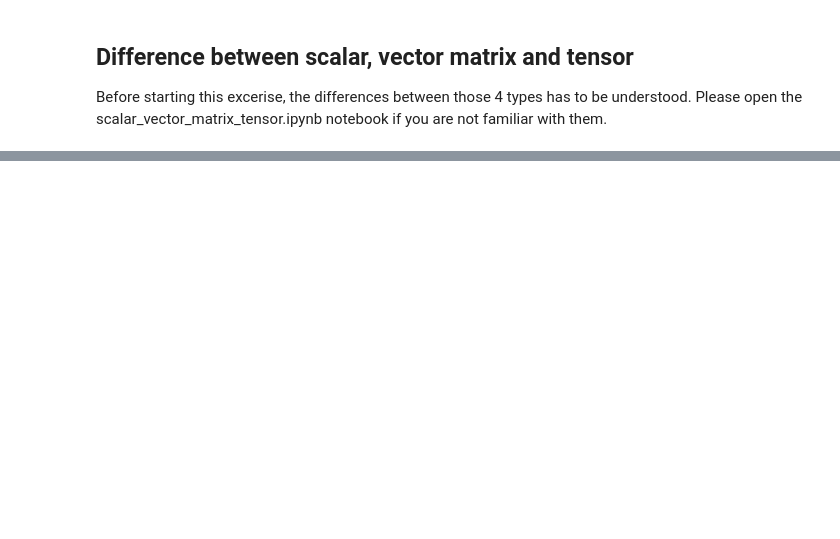
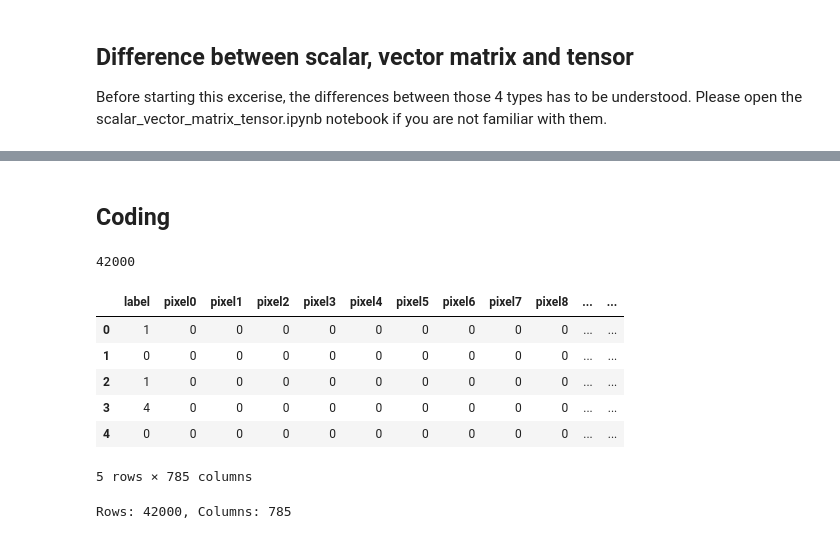
Before and after one commit to YannickAaron/neural-networks-basics, a Jupyter notebook: notebooks/Neural-Network from scratch/nn_from_scratch.ipynb, the cells around one changed output, grey strips where cells are left out. Drawn from its saved outputs; the diff is of its cells as text; code cells hidden in the pictures; blank space fills up the shorter version.

```diff
--- a/notebooks/Neural-Network from scratch/nn_from_scratch.ipynb
+++ b/notebooks/Neural-Network from scratch/nn_from_scratch.ipynb
@@ -28,2 +102,26 @@ Please open the scalar_vector_matrix_tensor.ipynb notebook if you are not famili
+# %% [markdown]
+## Coding
 # %%
-data = pd.read_csv('/kaggle/input/digit-recognizer/train.csv')
+data = pd.read_csv("../../data/MNIST/train.csv")
+len(data)
+# %% [output]
+42000
+# %%
+data.head()
+# %% [output]
+|  | label | pixel0 | pixel1 | pixel2 | pixel3 | pixel4 | pixel5 | pixel6 | pixel7 | pixel8 | ... | ... |
+| 0 | 1 | 0 | 0 | 0 | 0 | 0 | 0 | 0 | 0 | 0 | ... | ... |
+| 1 | 0 | 0 | 0 | 0 | 0 | 0 | 0 | 0 | 0 | 0 | ... | ... |
+| 2 | 1 | 0 | 0 | 0 | 0 | 0 | 0 | 0 | 0 | 0 | ... | ... |
+| 3 | 4 | 0 | 0 | 0 | 0 | 0 | 0 | 0 | 0 | 0 | ... | ... |
+| 4 | 0 | 0 | 0 | 0 | 0 | 0 | 0 | 0 | 0 | 0 | ... | ... |
+5 rows × 785 columns
+# %%
+# convert to numpy array
+data = np.array(data)
+# shuffle it
+np.random.shuffle(data)
+m, n = data.shape
+print(f"Rows: {m}, Columns: {n}")
+# %% [output]
+Rows: 42000, Columns: 785
```
Also changed, not shown: parts of 14 cells of this notebook, 7 other files.
